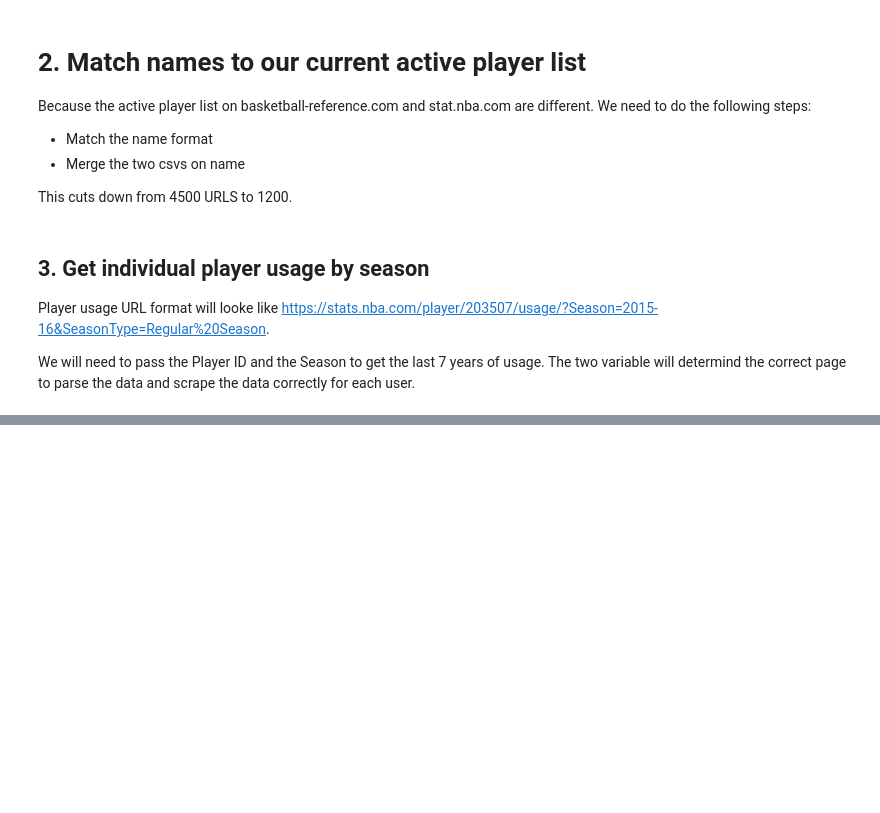
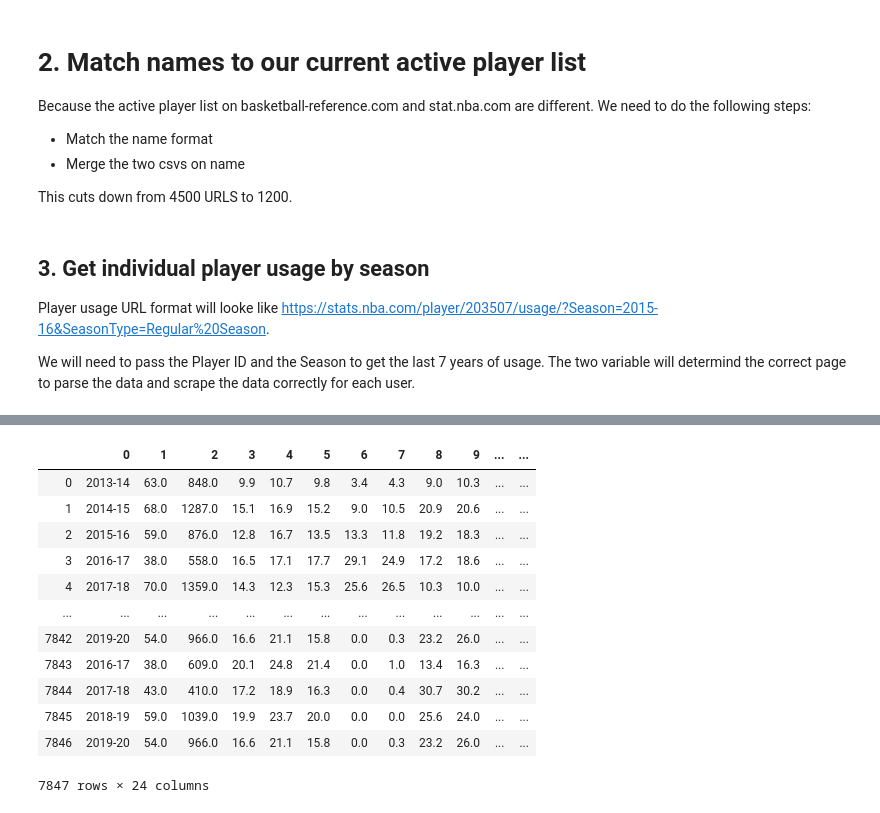
Before and after one commit to ekuo651/NBA-WinLoss-Predictor, a Jupyter notebook: Data Extraction/get_stats_nba_id.ipynb, the cells around one changed output, grey strips where cells are left out. Drawn from its saved outputs; the diff is of its cells as text; code cells hidden in the pictures; blank space fills up the shorter version.

```diff
--- a/Data Extraction/get_stats_nba_id.ipynb
+++ b/Data Extraction/get_stats_nba_id.ipynb
@@ -167,0 +187,4 @@ all_usage.to_csv('all_usage.csv')
+# %%
+path = '../Resources/stats_nba_links.csv'
+players_links = pd.read_csv(path)
+players_links
@@ -167,0 +205,3 @@ all_usage.to_csv('all_usage.csv')
+# %%
+active_usage = pd.merge(active_usage, players_links, left_on='stats_id', right_on='stats_id')
+active_usage
@@ -167,0 +222,18 @@ all_usage.to_csv('all_usage.csv')
+# %%
+active_usage = active_usage.drop(columns=['Unnamed: 0_y', 'Unnamed: 0_x'])
+# %%
+active_usage
+# %% [output]
+|  | 0 | 1 | 2 | 3 | 4 | 5 | 6 | 7 | 8 | 9 | ... | ... |
+| 0 | 2013-14 | 63.0 | 848.0 | 9.9 | 10.7 | 9.8 | 3.4 | 4.3 | 9.0 | 10.3 | ... | ... |
+| 1 | 2014-15 | 68.0 | 1287.0 | 15.1 | 16.9 | 15.2 | 9.0 | 10.5 | 20.9 | 20.6 | ... | ... |
+| 2 | 2015-16 | 59.0 | 876.0 | 12.8 | 16.7 | 13.5 | 13.3 | 11.8 | 19.2 | 18.3 | ... | ... |
+| 3 | 2016-17 | 38.0 | 558.0 | 16.5 | 17.1 | 17.7 | 29.1 | 24.9 | 17.2 | 18.6 | ... | ... |
+| 4 | 2017-18 | 70.0 | 1359.0 | 14.3 | 12.3 | 15.3 | 25.6 | 26.5 | 10.3 | 10.0 | ... | ... |
+| ... | ... | ... | ... | ... | ... | ... | ... | ... | ... | ... | ... | ... |
+| 7842 | 2019-20 | 54.0 | 966.0 | 16.6 | 21.1 | 15.8 | 0.0 | 0.3 | 23.2 | 26.0 | ... | ... |
+| 7843 | 2016-17 | 38.0 | 609.0 | 20.1 | 24.8 | 21.4 | 0.0 | 1.0 | 13.4 | 16.3 | ... | ... |
+| 7844 | 2017-18 | 43.0 | 410.0 | 17.2 | 18.9 | 16.3 | 0.0 | 0.4 | 30.7 | 30.2 | ... | ... |
+| 7845 | 2018-19 | 59.0 | 1039.0 | 19.9 | 23.7 | 20.0 | 0.0 | 0.0 | 25.6 | 24.0 | ... | ... |
+| 7846 | 2019-20 | 54.0 | 966.0 | 16.6 | 21.1 | 15.8 | 0.0 | 0.3 | 23.2 | 26.0 | ... | ... |
+7847 rows × 24 columns
```
Also changed, not shown: parts of 6 cells of this notebook, 1 other file.
